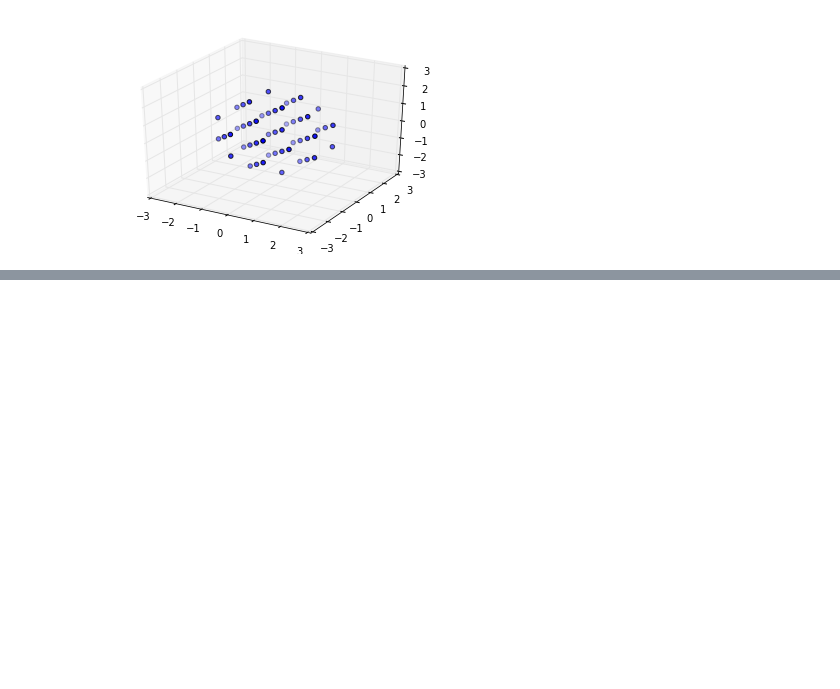
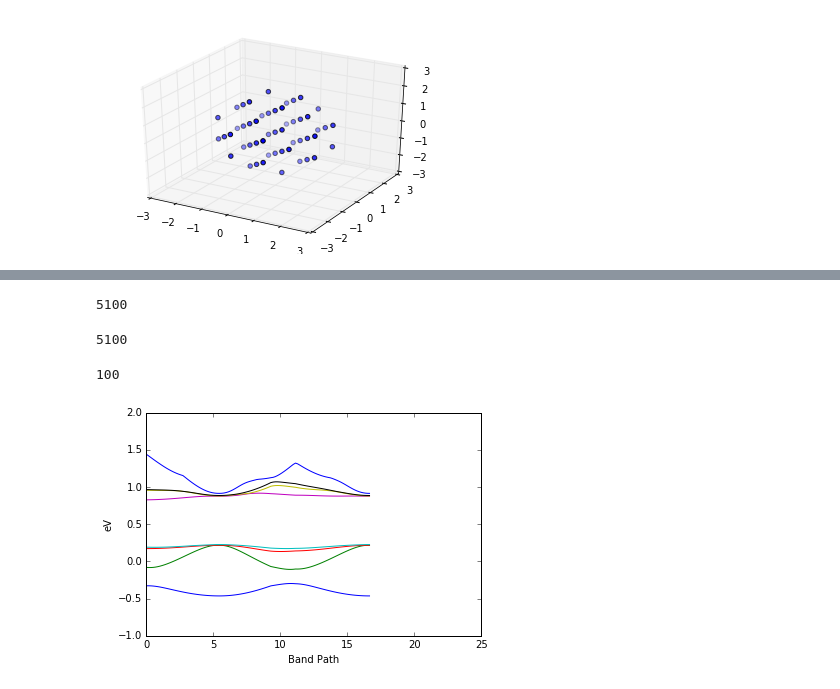
Before and after one commit to hallover/EPM, a Jupyter notebook: Empirical Pseudopotential Method.ipynb, the cells around one changed output, grey strips where cells are left out. Cells and saved outputs as stored; diff of their text form; code cells hidden in the pictures; blank space fills up the shorter version.

Commit message:
Got a plot! Now to refine it

```diff
--- a/Empirical Pseudopotential Method.ipynb
+++ b/Empirical Pseudopotential Method.ipynb
@@ -107,0 +130,5 @@ print(E)
+# %%
+EignValVec = []
+
+for i in E:
+    EignValVec.append(np.linalg.eigh(i))
@@ -107,0 +167,12 @@ print(E)
+# %%
+# print(W)
+# cell = [rlv1,rlv2,rlv3]
+cell = [[-1,1,1],[1,-1,1],[1,1,-1]]
+
+
+from ase import Atoms
+Npts = 100
+
+
+path_kc, q, Q = kpt.get_bandpath(path, cell, Npts)
+print(path_kc)
@@ -107,0 +239,38 @@ print(E)
+# %%
+EignValVec2 = []
+for i in E:
+    EignValVec2.append(np.linalg.eigh(i))
+#     print(1)
+#     EignVal2, EignVec2 = np.linalg.eigh(i)
+EignVal2 = []
+EignVec2 = []
+
+for i in EignValVec2:
+#     print(2)
+
+    EignVal2.append(i[0])
+    EignVec2.append(i[1])
+# %%
+print(np.size(EignVal2))
+# %% [output]
+5100
+# %%
+zipEig = np.asarray(zip(*EignVal2))
+print(np.size(zipEig))
+# %% [output]
+5100
+# %%
+print(len(zipEig[1]))
+# %% [output]
+100
+# %%
+for eV in zipEig[:8]:
+#     print(eV)
+
+    plt.plot(q,eV)
+plt.xlabel("Band Path")
+plt.axis([0.,25.,-1.,2])
+plt.ylabel("eV")
+plt.show()
+# %% [output]
+[figure, added]
```
Also changed, not shown: parts of 12 cells of this notebook.
